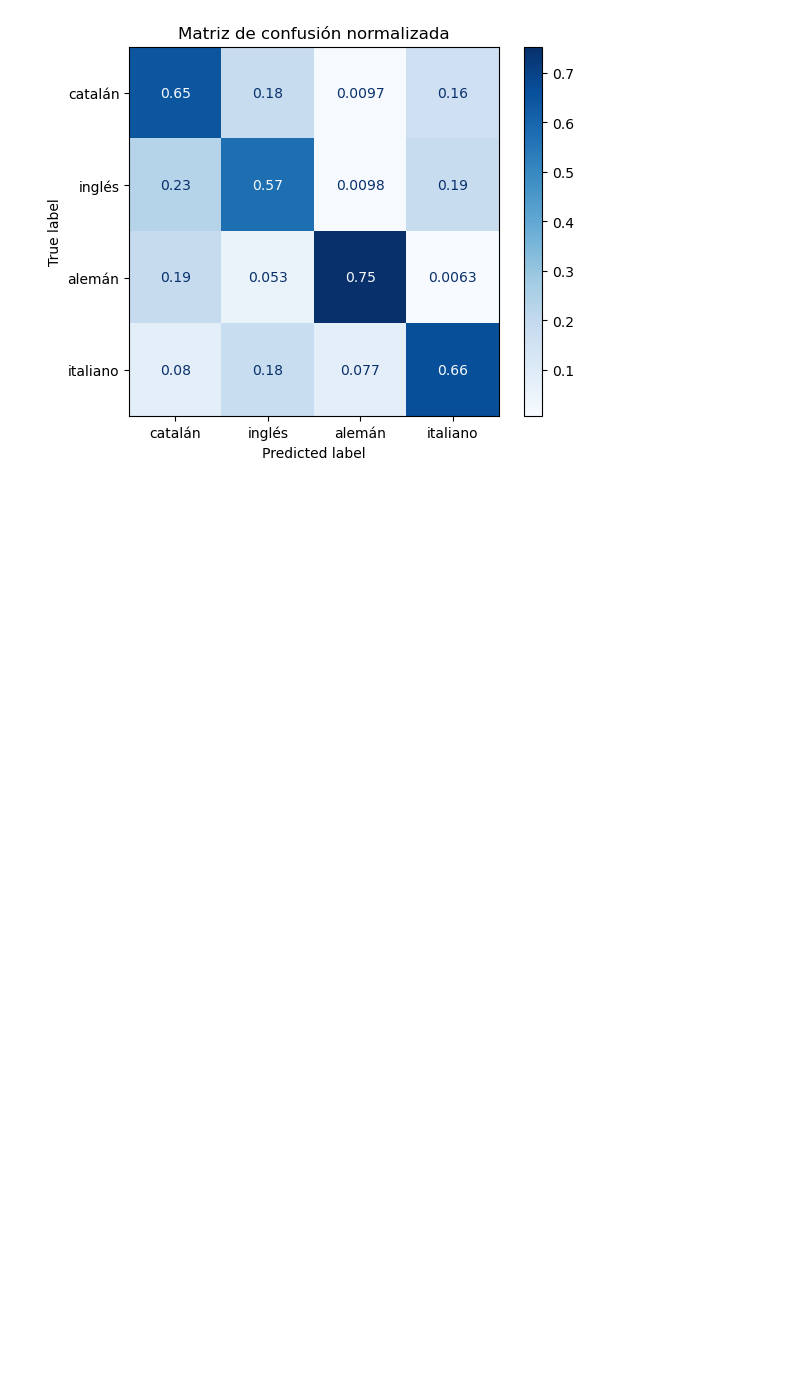
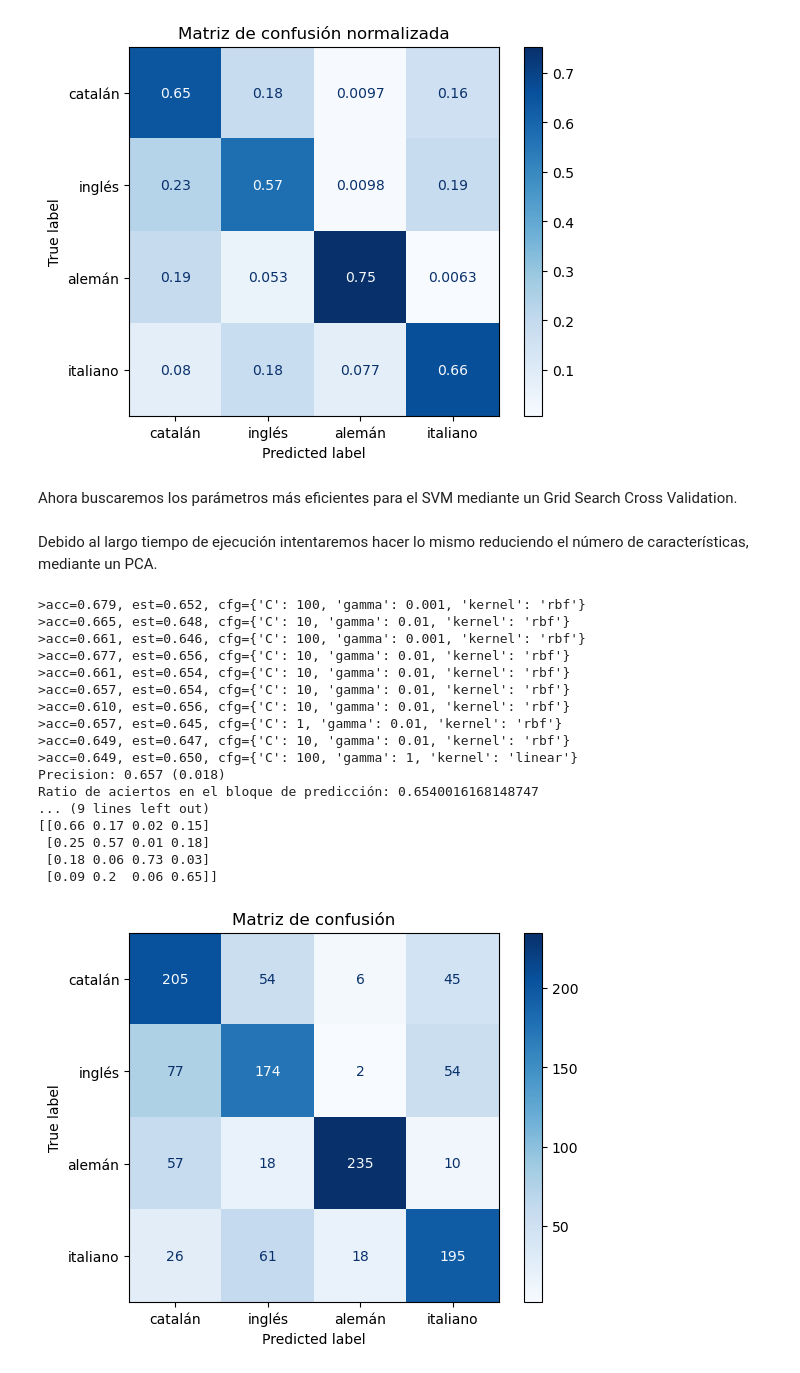
Before and after one commit to Xavo0712/AA-P1, a Jupyter notebook: Practica1.ipynb, the cells around one changed output. Cells and saved outputs as stored; diff of their text form; code cells hidden in the pictures; blank space fills up the shorter version.

```diff
--- a/Practica1.ipynb
+++ b/Practica1.ipynb
@@ -660,5 +667,9 @@ Matriz de confusión normalizada
  [0.08 0.18 0.08 0.66]]
 [figure]
 [figure]
+# %% [markdown]
+Ahora buscaremos los parámetros más eficientes para el SVM mediante un Grid Search Cross Validation.
 # %%
 do_svm_hyper_parameters(X,y)
+# %% [markdown]
+Debido al largo tiempo de ejecución intentaremos hacer lo mismo reduciendo el número de características, mediante un PCA.
@@ -664,0 +721,21 @@ do_svm_hyper_parameters(X,y)
+# %%
+do_svm_hyper_parameters(X,y)
+# %% [output]
+>acc=0.679, est=0.652, cfg={'C': 100, 'gamma': 0.001, 'kernel': 'rbf'}
+>acc=0.665, est=0.648, cfg={'C': 10, 'gamma': 0.01, 'kernel': 'rbf'}
+>acc=0.661, est=0.646, cfg={'C': 100, 'gamma': 0.001, 'kernel': 'rbf'}
+>acc=0.677, est=0.656, cfg={'C': 10, 'gamma': 0.01, 'kernel': 'rbf'}
+>acc=0.661, est=0.654, cfg={'C': 10, 'gamma': 0.01, 'kernel': 'rbf'}
+>acc=0.657, est=0.654, cfg={'C': 10, 'gamma': 0.01, 'kernel': 'rbf'}
+>acc=0.610, est=0.656, cfg={'C': 10, 'gamma': 0.01, 'kernel': 'rbf'}
+>acc=0.657, est=0.645, cfg={'C': 1, 'gamma': 0.01, 'kernel': 'rbf'}
+>acc=0.649, est=0.647, cfg={'C': 10, 'gamma': 0.01, 'kernel': 'rbf'}
+>acc=0.649, est=0.650, cfg={'C': 100, 'gamma': 1, 'kernel': 'linear'}
+Precision: 0.657 (0.018)
+Ratio de aciertos en el bloque de predicción: 0.6540016168148747
+... (9 lines left out)
+[[0.66 0.17 0.02 0.15]
+ [0.25 0.57 0.01 0.18]
+ [0.18 0.06 0.73 0.03]
+ [0.09 0.2  0.06 0.65]]
+[figure, added]
```
Also changed, not shown: parts of 14 cells of this notebook.
